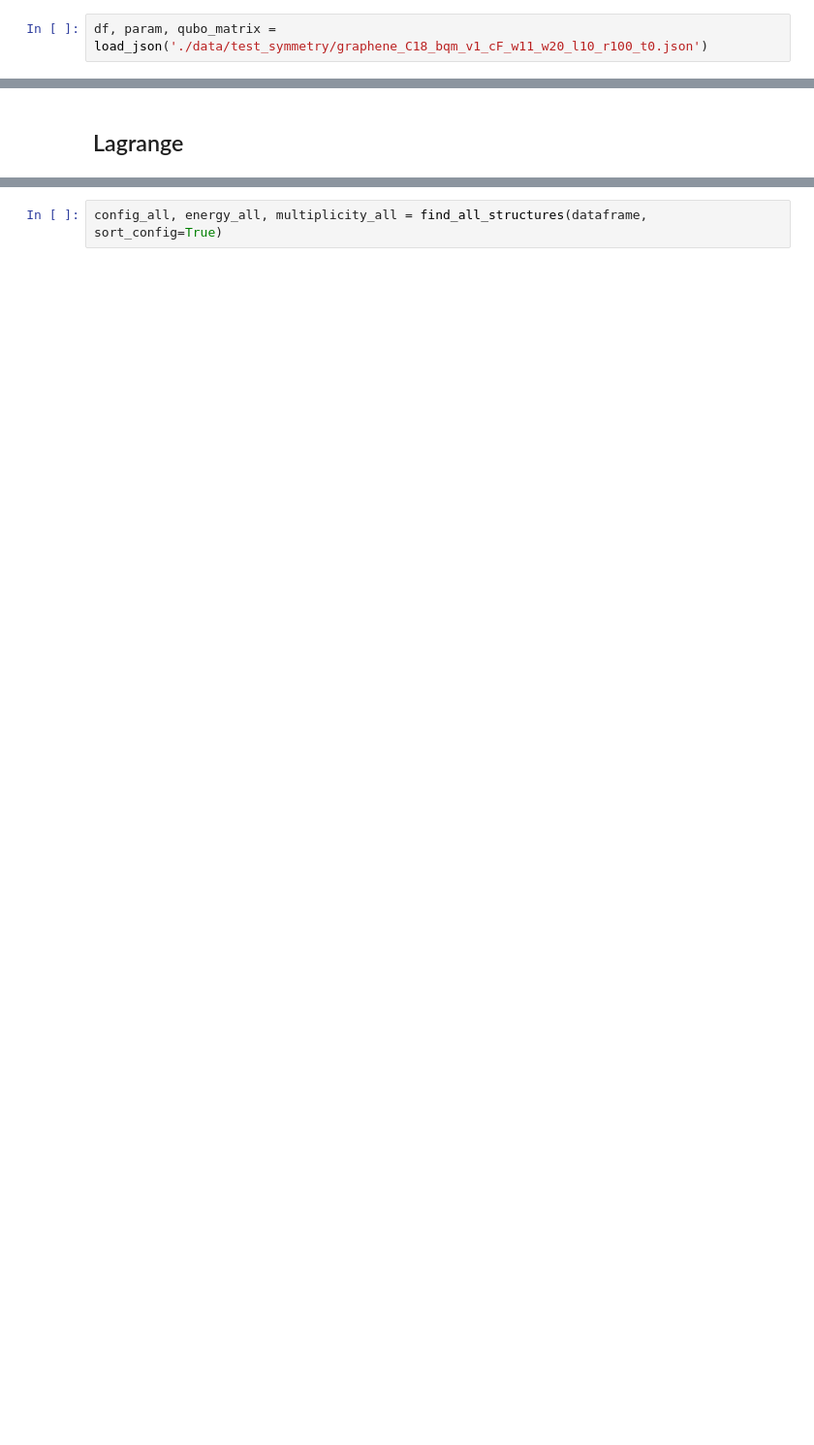
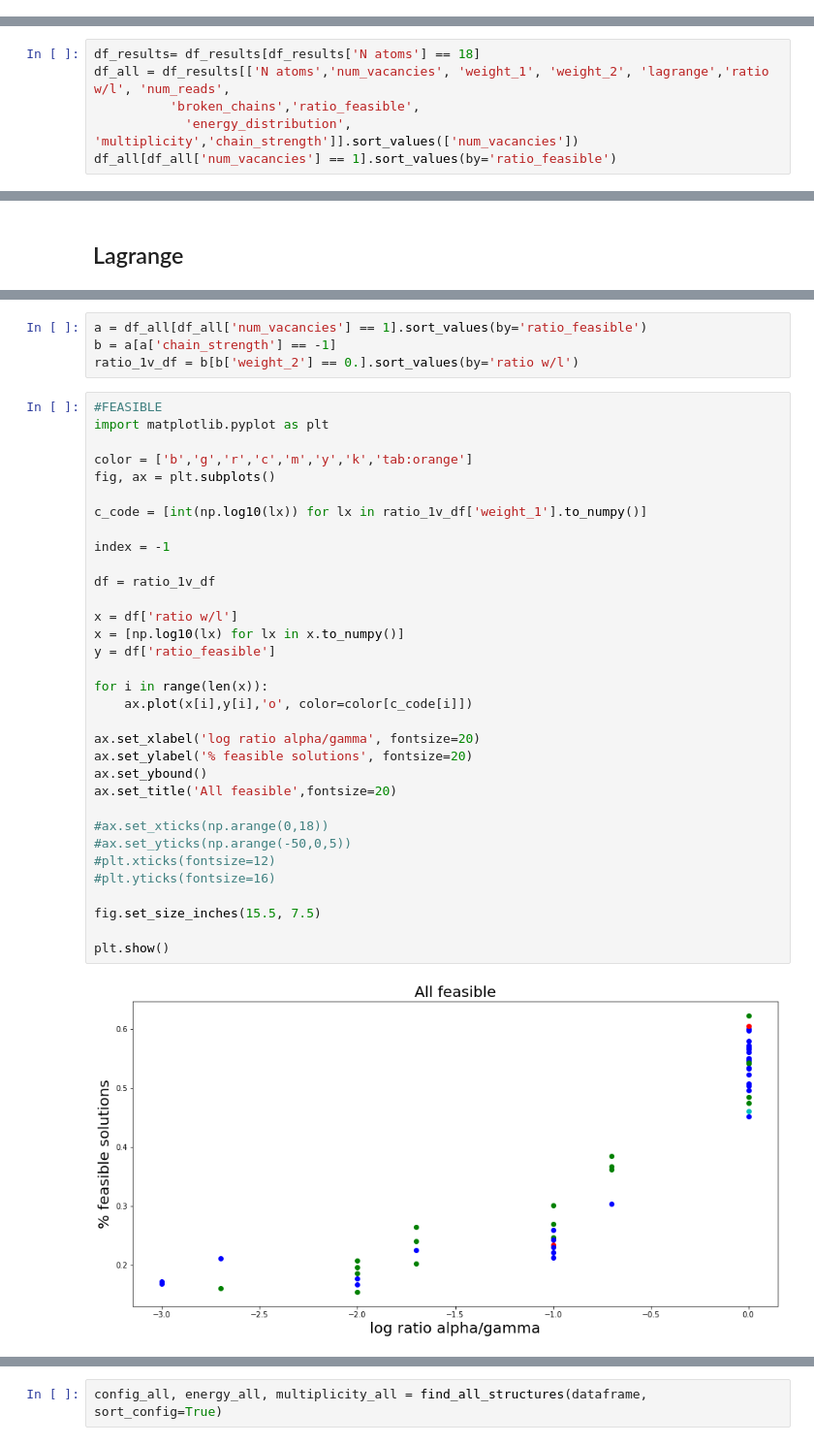
Before and after one commit to cmc-ucl/quantum_computing, a Jupyter notebook: Experiments.ipynb, the cells around one changed output, grey strips where cells are left out. Shown at 97% size. Cells and saved outputs as stored; diff of their text form; blank space fills up the shorter version.

```diff
--- a/Experiments.ipynb
+++ b/Experiments.ipynb
@@ -148,5 +33,3 @@ save_json(structure,dataframe,bqm,use_coord=use_coord, num_vacancies=num_vacanci
-# %%
-df, param, qubo_matrix = load_json('./data/test_symmetry/graphene_C18_bqm_v1_cF_w11_w20_l10_r100_t0.json')
 # %% [markdown]
 ### Tests:
 - chain_break_fracion, number of energy values, number of occurences (1v)
@@ -232,0 +189,6 @@ ratio_feasible(a,1)
+# %%
+df_results= df_results[df_results['N atoms'] == 18]
+df_all = df_results[['N atoms','num_vacancies', 'weight_1', 'weight_2', 'lagrange','ratio w/l', 'num_reads',
+          'broken_chains','ratio_feasible',
+            'energy_distribution', 'multiplicity','chain_strength']].sort_values(['num_vacancies'])
+df_all[df_all['num_vacancies'] == 1].sort_values(by='ratio_feasible')
@@ -242,0 +256,39 @@ print(ratio_feasible(df,1))
+# %%
+a = df_all[df_all['num_vacancies'] == 1].sort_values(by='ratio_feasible')
+b = a[a['chain_strength'] == -1]
+ratio_1v_df = b[b['weight_2'] == 0.].sort_values(by='ratio w/l')
+# %%
+#FEASIBLE
+import matplotlib.pyplot as plt
+
+color = ['b','g','r','c','m','y','k','tab:orange']
+fig, ax = plt.subplots()
+
+c_code = [int(np.log10(lx)) for lx in ratio_1v_df['weight_1'].to_numpy()]
+
+index = -1
+
+df = ratio_1v_df
+
+x = df['ratio w/l']
+x = [np.log10(lx) for lx in x.to_numpy()]
+y = df['ratio_feasible']
+
+for i in range(len(x)):
+    ax.plot(x[i],y[i],'o', color=color[c_code[i]])
+
+ax.set_xlabel('log ratio alpha/gamma', fontsize=20)
+ax.set_ylabel('% feasible solutions', fontsize=20)
+ax.set_ybound()
+ax.set_title('All feasible',fontsize=20)
+
+#ax.set_xticks(np.arange(0,18))
+#ax.set_yticks(np.arange(-50,0,5))
+#plt.xticks(fontsize=12)
+#plt.yticks(fontsize=16)
+
+fig.set_size_inches(15.5, 7.5)
+
+plt.show()
+# %% [output]
+[figure, added]
```
Also changed, not shown: parts of 46 cells of this notebook.
